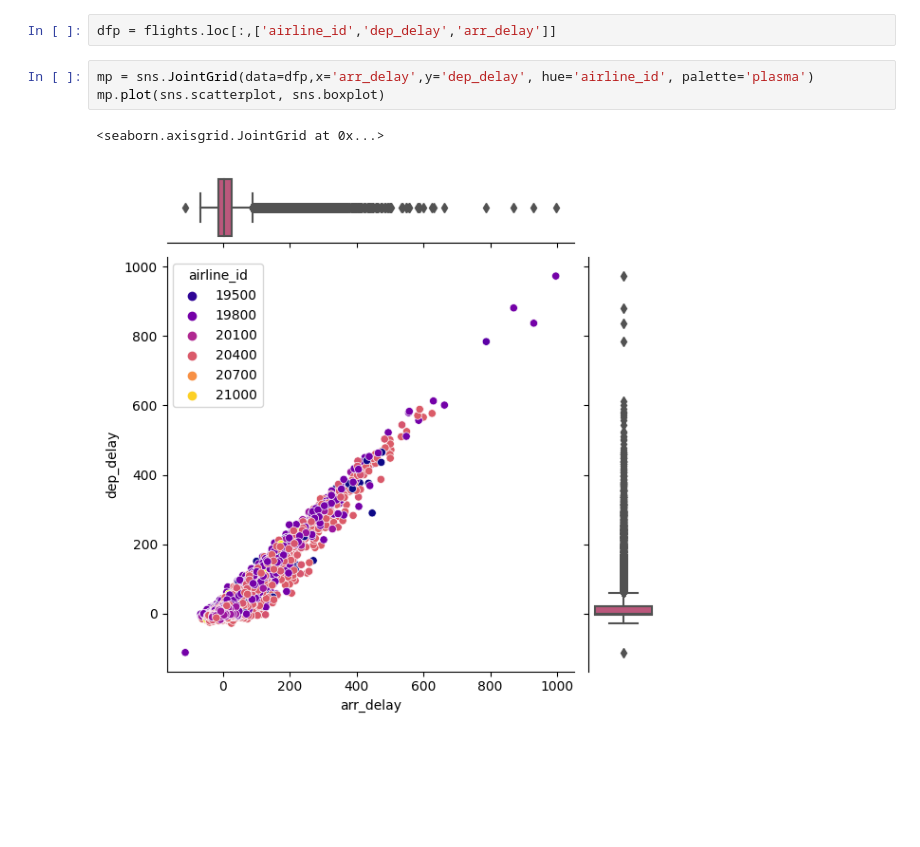
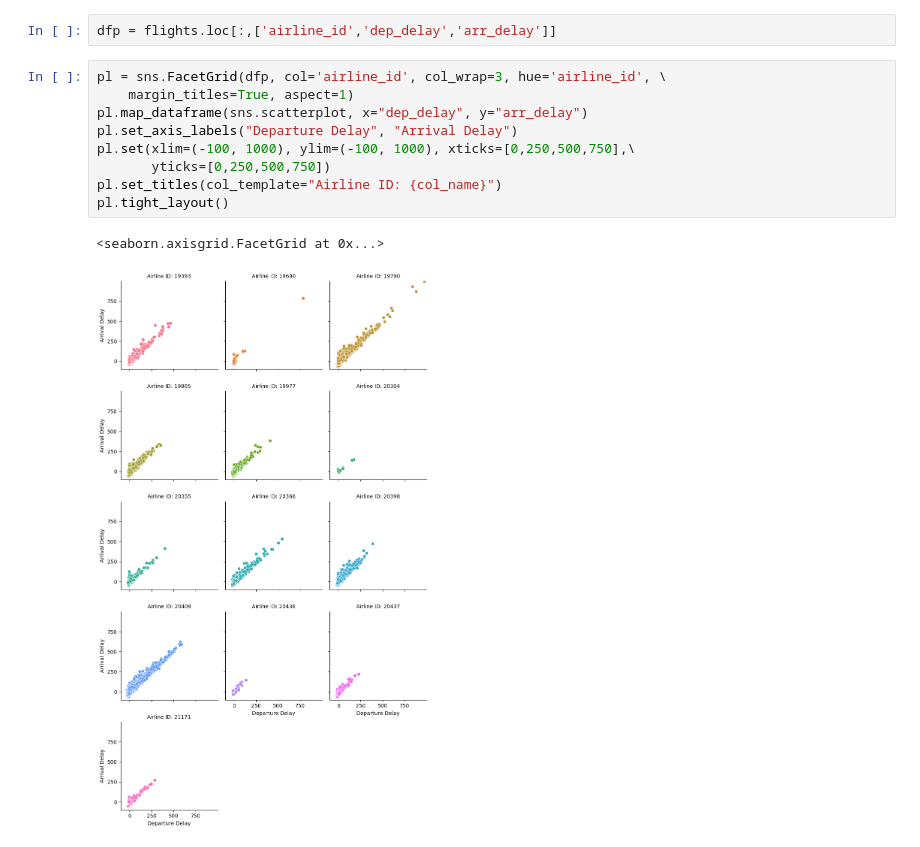
Before and after one commit to muzzen/ICT-DSA, a Jupyter notebook: Virtual competition 1.ipynb, the cells around one changed output. Saved outputs shown, nothing was run; the diff lists cells and outputs as text; blank space fills up the shorter version.

```diff
--- a/Virtual competition 1.ipynb
+++ b/Virtual competition 1.ipynb
@@ -281,9 +285,15 @@ flights['airline_id'].value_counts(ascending=False).index[0]
 **20.** Draw a plot between dep_delay and arr_delay
 # %%
 dfp = flights.loc[:,['airline_id','dep_delay','arr_delay']]
-# %%
-mp = sns.JointGrid(data=dfp,x='arr_delay',y='dep_delay', hue='airline_id', palette='plasma')
-mp.plot(sns.scatterplot, sns.boxplot)
-# %% [output]
-<seaborn.axisgrid.JointGrid at 0x...>
-[figure, removed]
+# %%
+pl = sns.FacetGrid(dfp, col='airline_id', col_wrap=3, hue='airline_id', \
+    margin_titles=True, aspect=1)
+pl.map_dataframe(sns.scatterplot, x="dep_delay", y="arr_delay")
+pl.set_axis_labels("Departure Delay", "Arrival Delay")
+pl.set(xlim=(-100, 1000), ylim=(-100, 1000), xticks=[0,250,500,750],\
+       yticks=[0,250,500,750])
+pl.set_titles(col_template="Airline ID: {col_name}")
+pl.tight_layout()
+# %% [output]
+<seaborn.axisgrid.FacetGrid at 0x...>
+[figure, added]
```
Also changed, not shown: parts of 1 cell of this notebook.
